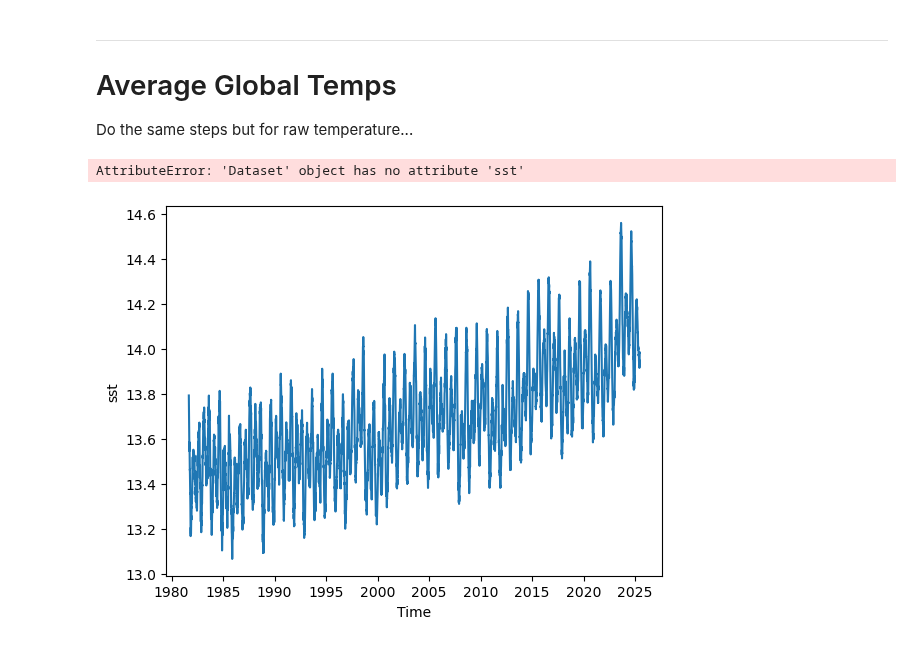
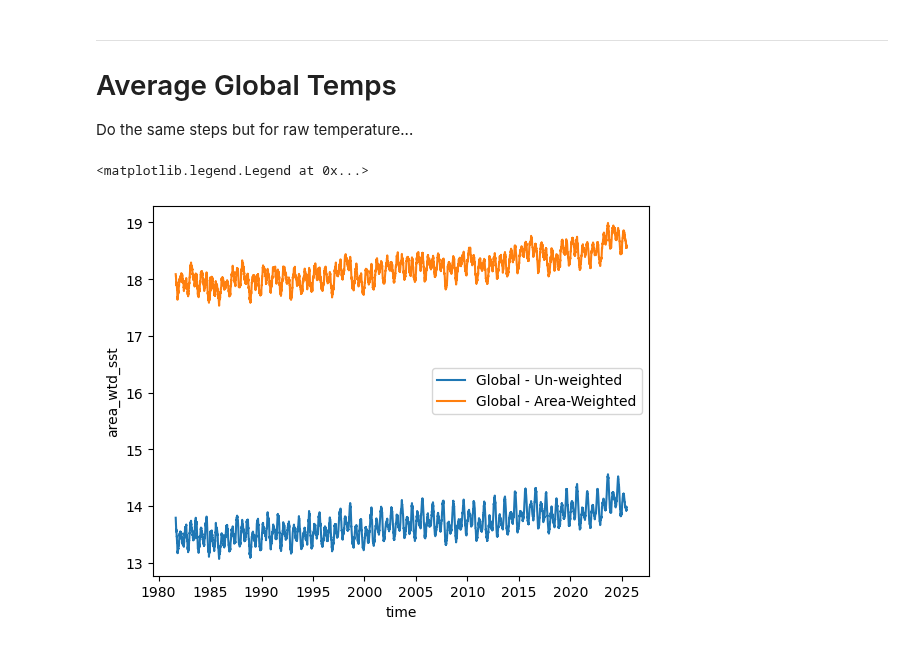
Before and after one commit to adamkemberling/oisst_mainstays, a Jupyter notebook: notebooks/09_BASE_global_temp_timeline.ipynb, the cells around one changed output. Cells and saved outputs as stored; diff of their text form; code cells hidden in the pictures.

```diff
--- a/notebooks/09_BASE_global_temp_timeline.ipynb
+++ b/notebooks/09_BASE_global_temp_timeline.ipynb
@@ -138,13 +141,13 @@ mean_temps = oisst.mean(['lat', 'lon'])
 # Area Weighted Means
 area_wtd_means = ot.area_weighted_means(oisst, var_name = "sst", sd = False)
 # %%
-# Plot each
-mean_temps.sst.plot(label = "Global - Un-weighted")
-area_wtd_means.sst.plot(label = "Global - Area-Weighted")
-plt.legend()
+# # Plot each
+# mean_temps.sst.plot(label = "Global - Un-weighted")
+# area_wtd_means.area_wtd_sst.plot(label = "Global - Area-Weighted")
+# plt.legend()
 # %% [output]
-AttributeError: 'Dataset' object has no attribute 'sst'
+<matplotlib.legend.Legend at 0x...>
-[figure, old version]
+[figure, new version]
 # %%
 # convert ssts to a dataframe from xr.array
 sst_df = mean_temps.sst.to_dataframe()
```
Also changed, not shown: parts of 8 cells of this notebook, 4 other files.
